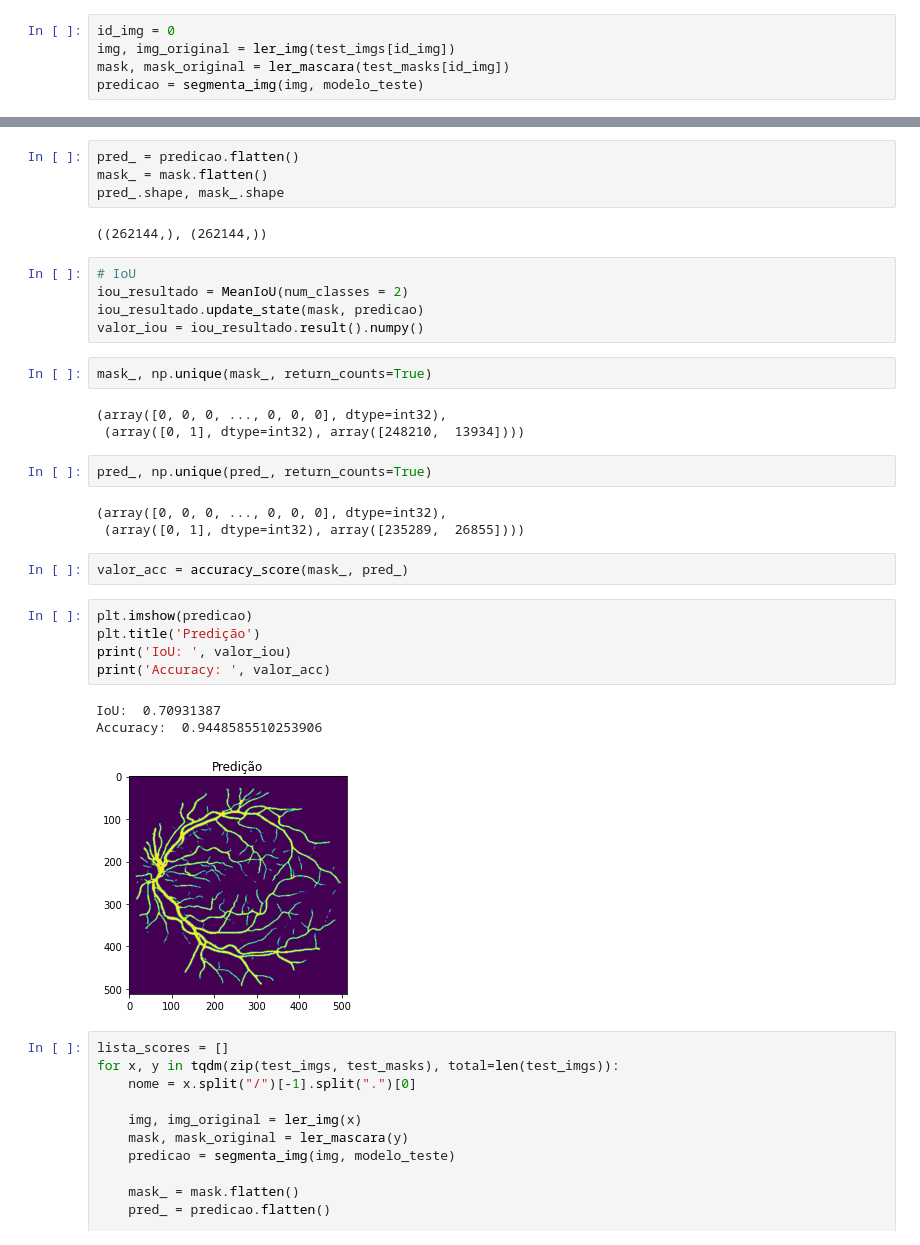
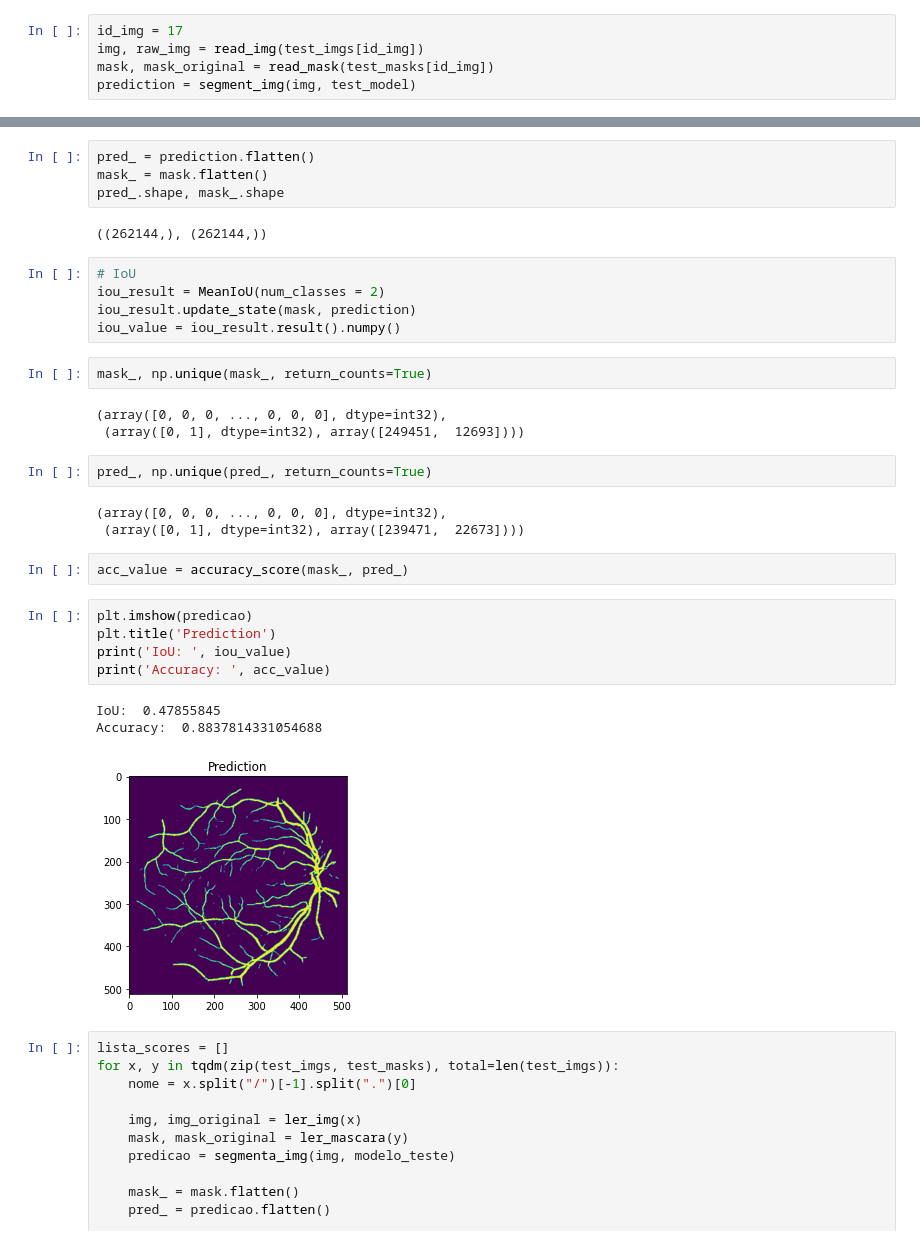
Before and after one commit to Lucs1590/study_segmentation, a Jupyter notebook: medical_semantic_segmentation.ipynb, the cells around one changed output, grey strips where cells are left out. Saved outputs shown, nothing was run; the diff lists cells and outputs as text.

Commit message:
feat: evaluating medical model

```diff
--- a/medical_semantic_segmentation.ipynb
+++ b/medical_semantic_segmentation.ipynb
@@ -557,8 +557,8 @@ plt.axis('off');
 from sklearn.metrics import accuracy_score
 from tensorflow.keras.metrics import MeanIoU
 # %%
-id_img = 0
-img, img_original = ler_img(test_imgs[id_img])
-mask, mask_original = ler_mascara(test_masks[id_img])
-predicao = segmenta_img(img, modelo_teste)
+id_img = 17
+img, raw_img = read_img(test_imgs[id_img])
+mask, mask_original = read_mask(test_masks[id_img])
+prediction = segment_img(img, test_model)
 # %%
@@ -566,37 +566,37 @@ mask.shape, predicao.shape
 # %% [output]
 ((512, 512), (512, 512))
 # %%
-pred_ = predicao.flatten()
+pred_ = prediction.flatten()
 mask_ = mask.flatten()
 pred_.shape, mask_.shape
 # %% [output]
 ((262144,), (262144,))
 # %%
 # IoU
-iou_resultado = MeanIoU(num_classes = 2)
-iou_resultado.update_state(mask, predicao)
-valor_iou = iou_resultado.result().numpy()
+iou_result = MeanIoU(num_classes = 2)
+iou_result.update_state(mask, prediction)
+iou_value = iou_result.result().numpy()
 # %%
 mask_, np.unique(mask_, return_counts=True)
 # %% [output]
 (array([0, 0, 0, ..., 0, 0, 0], dtype=int32),
- (array([0, 1], dtype=int32), array([248210,  13934])))
+ (array([0, 1], dtype=int32), array([249451,  12693])))
 # %%
 pred_, np.unique(pred_, return_counts=True)
 # %% [output]
 (array([0, 0, 0, ..., 0, 0, 0], dtype=int32),
- (array([0, 1], dtype=int32), array([235289,  26855])))
+ (array([0, 1], dtype=int32), array([239471,  22673])))
 # %%
-valor_acc = accuracy_score(mask_, pred_)
+acc_value = accuracy_score(mask_, pred_)
 # %%
 plt.imshow(predicao)
-plt.title('Predição')
-print('IoU: ', valor_iou)
-print('Accuracy: ', valor_acc)
+plt.title('Prediction')
+print('IoU: ', iou_value)
+print('Accuracy: ', acc_value)
 # %% [output]
-IoU:  0.70931387
-Accuracy:  0.9448585510253906
+IoU:  0.47855845
+Accuracy:  0.8837814331054688
-[figure, old version]
+[figure, new version]
 # %%
 lista_scores = []
 for x, y in tqdm(zip(test_imgs, test_masks), total=len(test_imgs)):
```
Also changed, not shown: parts of 1 cell of this notebook.
